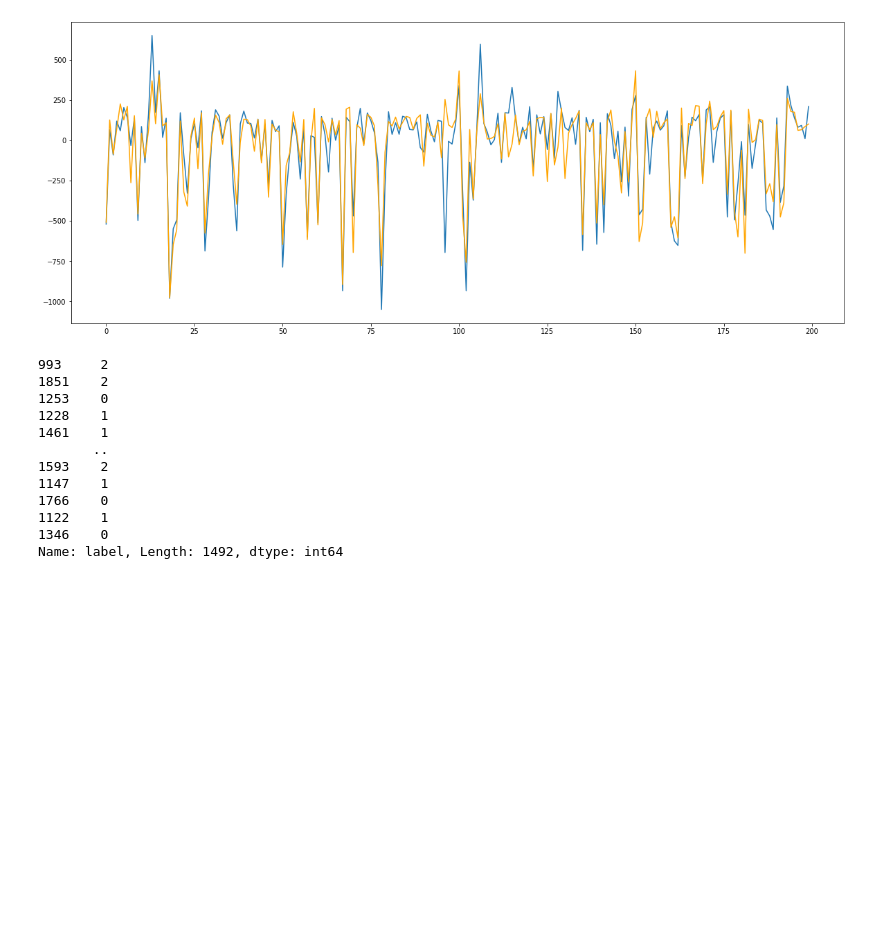
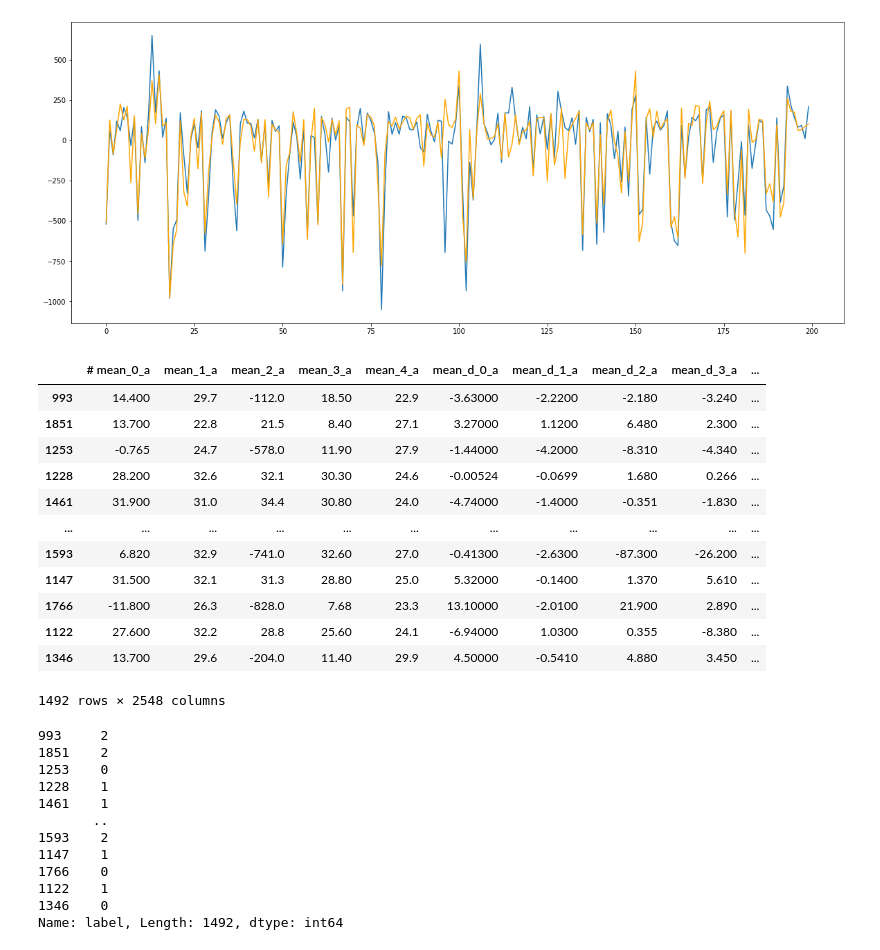
Before and after one commit to Arush0113/EEG_Pipeline, a Jupyter notebook: EEG_emotion_recognition.ipynb, the cells around one changed output. Cells and saved outputs as stored; diff of their text form; code cells hidden in the pictures; blank space fills up the shorter version.

```diff
--- a/EEG_emotion_recognition.ipynb
+++ b/EEG_emotion_recognition.ipynb
@@ -44,6 +45,22 @@ def preprocess_inputs(dataFrame):
   return X_train, X_test, y_train, y_test
 # %%
 X_train, X_test, y_train, y_test = preprocess_inputs(df)
+# %%
+X_train
+# %% [output]
+|  | # mean_0_a | mean_1_a | mean_2_a | mean_3_a | mean_4_a | mean_d_0_a | mean_d_1_a | mean_d_2_a | mean_d_3_a | ... |
+| 993 | 14.400 | 29.7 | -112.0 | 18.50 | 22.9 | -3.63000 | -2.2200 | -2.180 | -3.240 | ... |
+| 1851 | 13.700 | 22.8 | 21.5 | 8.40 | 27.1 | 3.27000 | 1.1200 | 6.480 | 2.300 | ... |
+| 1253 | -0.765 | 24.7 | -578.0 | 11.90 | 27.9 | -1.44000 | -4.2000 | -8.310 | -4.340 | ... |
+| 1228 | 28.200 | 32.6 | 32.1 | 30.30 | 24.6 | -0.00524 | -0.0699 | 1.680 | 0.266 | ... |
+| 1461 | 31.900 | 31.0 | 34.4 | 30.80 | 24.0 | -4.74000 | -1.4000 | -0.351 | -1.830 | ... |
+| ... | ... | ... | ... | ... | ... | ... | ... | ... | ... | ... |
+| 1593 | 6.820 | 32.9 | -741.0 | 32.60 | 27.0 | -0.41300 | -2.6300 | -87.300 | -26.200 | ... |
+| 1147 | 31.500 | 32.1 | 31.3 | 28.80 | 25.0 | 5.32000 | -0.1400 | 1.370 | 5.610 | ... |
+| 1766 | -11.800 | 26.3 | -828.0 | 7.68 | 23.3 | 13.10000 | -2.0100 | 21.900 | 2.890 | ... |
+| 1122 | 27.600 | 32.2 | 28.8 | 25.60 | 24.1 | -6.94000 | 1.0300 | 0.355 | -8.380 | ... |
+| 1346 | 13.700 | 29.6 | -204.0 | 11.40 | 29.9 | 4.50000 | -0.5410 | 4.880 | 3.450 | ... |
+1492 rows × 2548 columns
 # %%
 y_train
 # %% [output]
```
Also changed, not shown: parts of 9 cells of this notebook.
